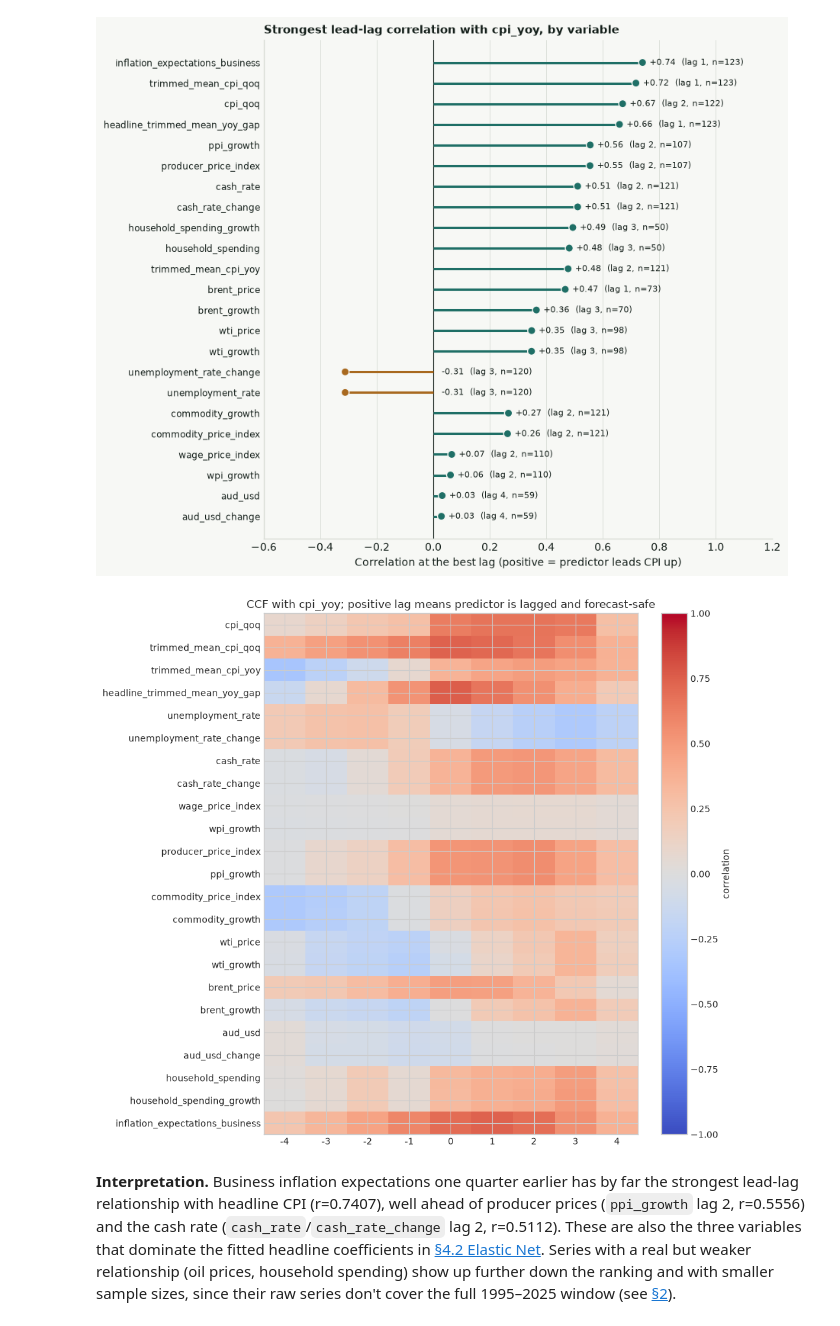
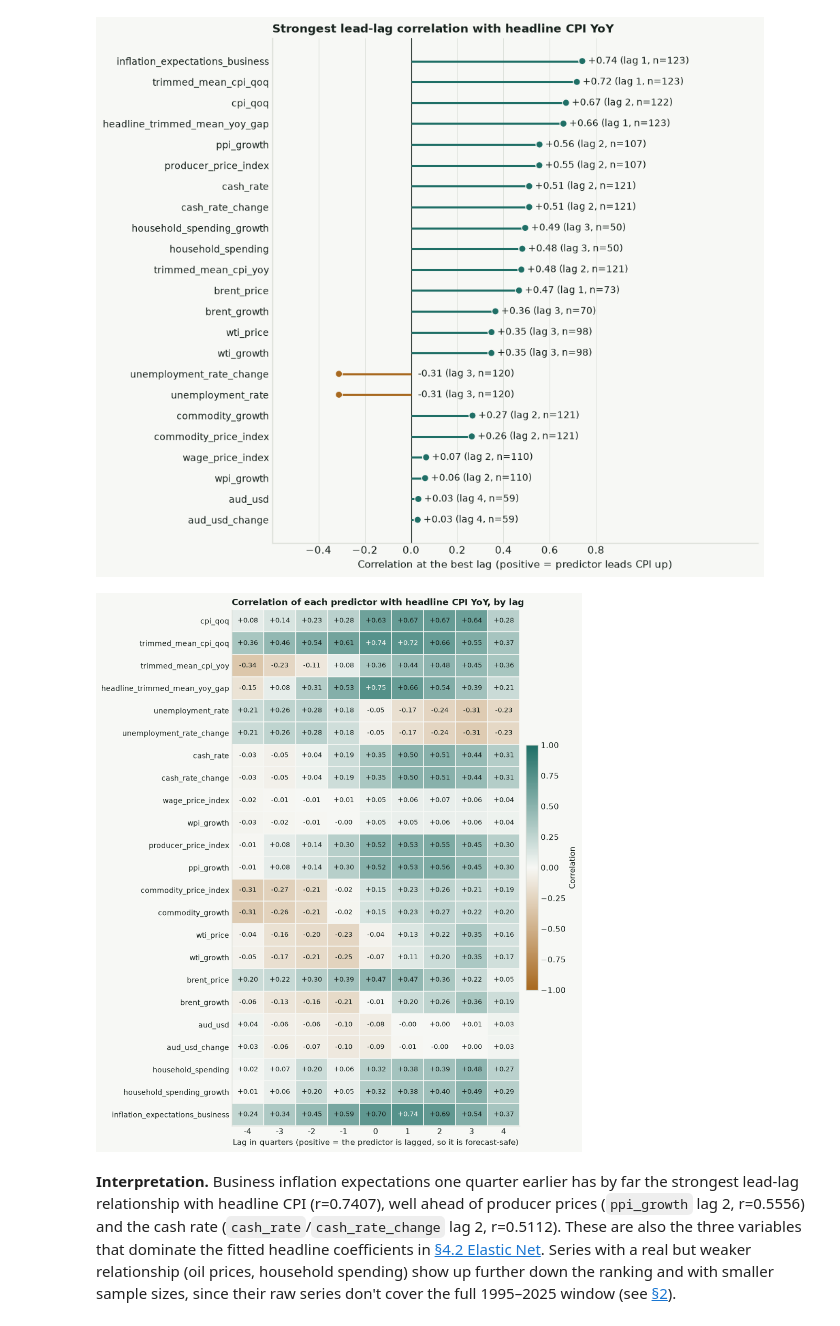
Before and after one commit to JuanVu1810/Australian-CPI-Forecast, a Jupyter notebook: book/australian_cpi_forecasting/appendix_eda/06_lead_lag_correlation.ipynb, the cells around one changed output. Cells and saved outputs as stored; diff of their text form; code cells hidden in the pictures.

```diff
--- a/book/australian_cpi_forecasting/appendix_eda/06_lead_lag_correlation.ipynb
+++ b/book/australian_cpi_forecasting/appendix_eda/06_lead_lag_correlation.ipynb
@@ -56,52 +56,63 @@ def compute_lead_lag_correlation(
         .sort_values('abs_correlation', ascending=False)
     )
     return ccf_frame, best_predictive, target_stationary_values
 
 
 def display_lead_lag_correlation(
     target: str,
     predictor_columns: list[str],
     ccf_frame: pd.DataFrame,
     best_predictive: pd.DataFrame,
 ) -> None:
     with plt.rc_context(BOOK_STYLE):
         d = best_predictive.sort_values("abs_correlation").reset_index(drop=True)
         colour = np.where(d["correlation"] > 0, ACCENT, HIGHLIGHT)
-        fig, ax = plt.subplots(figsize=(8.6, 0.3 * len(d) + 1.6))
+        fig, ax = plt.subplots(figsize=(9.2, 0.34 * len(d) + 1.8))
         ax.axvline(0, color=INK, linewidth=0.8)
         ax.hlines(d.index, 0, d["correlation"], color=colour, linewidth=2.2)
         ax.scatter(d["correlation"], d.index, s=55, color=colour, edgecolor=PAPER, linewidth=1.0, zorder=3)
         for y, r in d.iterrows():
             x_text = r["correlation"] + 0.025 if r["correlation"] >= 0 else 0.03
-            ax.text(x_text, y, f"{r['correlation']:+.2f}  (lag {int(r['lag_quarters'])}, n={int(r['n_obs'])})",
-                    va="center", ha="left", fontsize=8)
-        ax.set_yticks(d.index, d["variable"], fontsize=8.4)
-        ax.set_xlim(-0.6, 1.2)
+            ax.text(x_text, y, f"{r['correlation']:+.2f} (lag {int(r['lag_quarters'])}, n={int(r['n_obs'])})",
+                    va="center", ha="left", fontsize=10)
+        ax.set_yticks(d.index, d["variable"], fontsize=10)
+        ax.set_xlim(-0.6, 1.5)
+        ax.set_xticks([-0.4, -0.2, 0, 0.2, 0.4, 0.6, 0.8])
         ax.set_xlabel("Correlation at the best lag (positive = predictor leads CPI up)")
-        ax.set_title(f"Strongest lead-lag correlation with {d['target'].iloc[0]}, by variable", loc="left",
-                     fontsize=11, fontweight="bold")
+        ax.set_title(f"Strongest lead-lag correlation with {TARGET_NAMES.get(d['target'].iloc[0], d['target'].iloc[0])}", loc="left",
+                     fontsize=12.5, fontweight="bold")
         ax.grid(axis="y", visible=False)
         plt.show()
 
     heatmap_data = ccf_frame.pivot(index='variable', columns='lag_quarters', values='correlation').loc[predictor_columns]
-    fig, ax = plt.subplots(figsize=(10, max(4, 0.38 * len(predictor_columns))))
-    image = ax.imshow(heatmap_data, aspect='auto', cmap='coolwarm', vmin=-1, vmax=1)
-    ax.set_xticks(range(len(heatmap_data.columns)))
-    ax.set_xticklabels(heatmap_data.columns)
-    ax.set_yticks(range(len(heatmap_data.index)))
-    ax.set_yticklabels(heatmap_data.index)
-    ax.set_title(f'CCF with {target}; positive lag means predictor is lagged and forecast-safe')
-    fig.colorbar(image, ax=ax, label='correlation')
-    fig.tight_layout()
-    plt.show()
+    with plt.rc_context(BOOK_STYLE):
+        fig, ax = plt.subplots(figsize=(9.4, 0.4 * len(predictor_columns) + 1.6))
+        image = ax.imshow(heatmap_data, aspect='auto', cmap=DIVERGING, vmin=-1, vmax=1)
+        ax.set_xticks(range(len(heatmap_data.columns)), heatmap_data.columns)
+        ax.set_yticks(range(len(heatmap_data.index)), heatmap_data.index, fontsize=10)
+        for (i, j), value in np.ndenumerate(heatmap_data.to_numpy()):
+            if not np.isnan(value):
+                ax.text(j, i, f"{value:+.2f}", ha='center', va='center', fontsize=9.5,
+                        color=PAPER if abs(value) > 0.7 else INK)
+        ax.set_xticks(np.arange(-0.5, len(heatmap_data.columns)), minor=True)
+        ax.set_yticks(np.arange(-0.5, len(heatmap_data.index)), minor=True)
+        ax.grid(which='minor', color=PAPER, linewidth=1.2)
+        ax.grid(which='major', visible=False)
+        ax.tick_params(which='both', length=0)
+        ax.set_xlabel('Lag in quarters (positive = the predictor is lagged, so it is forecast-safe)')
+        ax.set_title(f'Correlation of each predictor with {TARGET_NAMES.get(target, target)}, by lag')
+        colorbar = fig.colorbar(image, ax=ax, fraction=0.04, pad=0.02)
+        colorbar.set_label('Correlation')
+        fig.tight_layout()
+        plt.show()
 
 
 CORRELATION_BASE_COLS = correlation_columns_for_target(TARGET, include_cpi_diagnostics=True)
 ccf, best_predictive_ccf, target_stationary = compute_lead_lag_correlation(TARGET, CORRELATION_BASE_COLS)
 display_lead_lag_correlation(TARGET, CORRELATION_BASE_COLS, ccf, best_predictive_ccf)
 # %% [output]
-[figure, old version]
+[figure, new version]
-[figure, old version]
+[figure, new version]
 # %% [markdown]
 **Interpretation.** Business inflation expectations one quarter earlier has by far the
 strongest lead-lag relationship with headline CPI (r=0.7407), well ahead of producer prices
```
Also changed, not shown: 14 other files.
